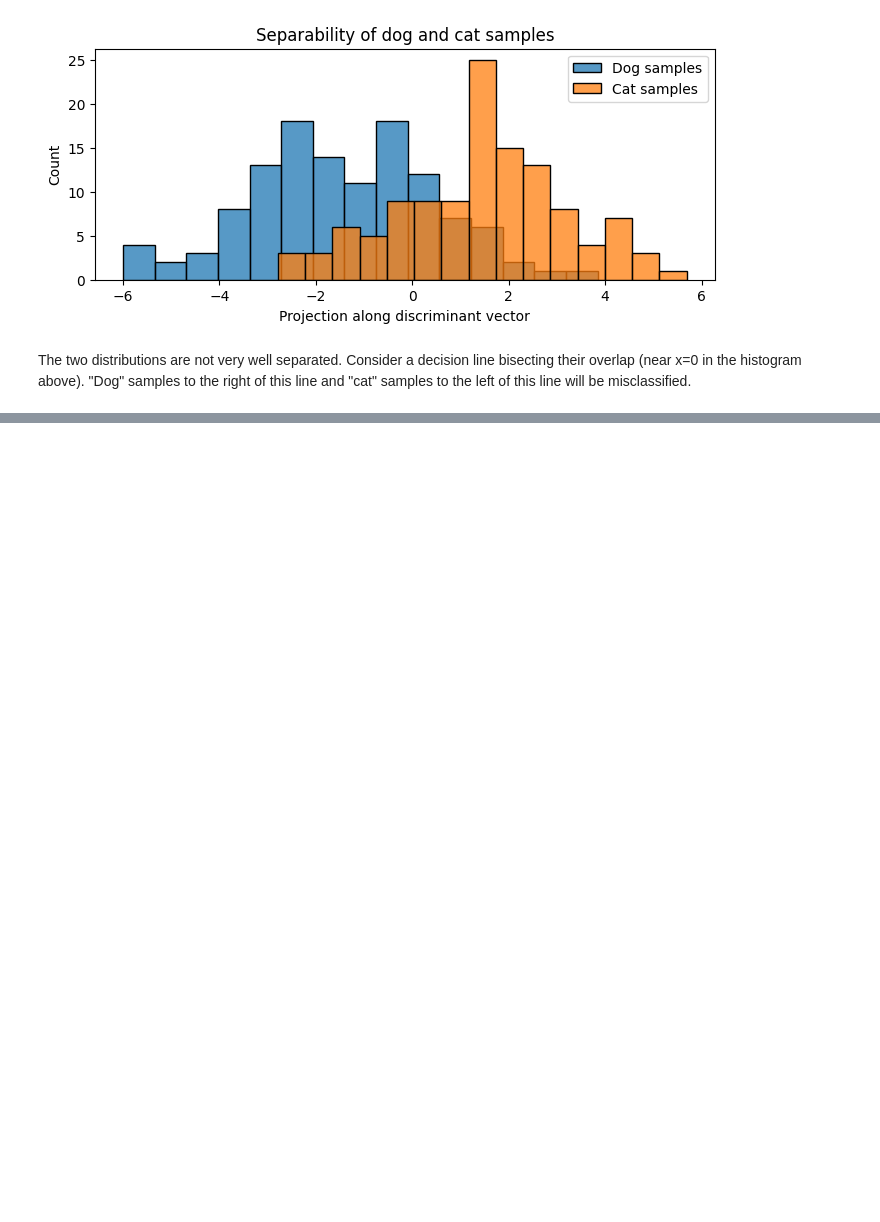
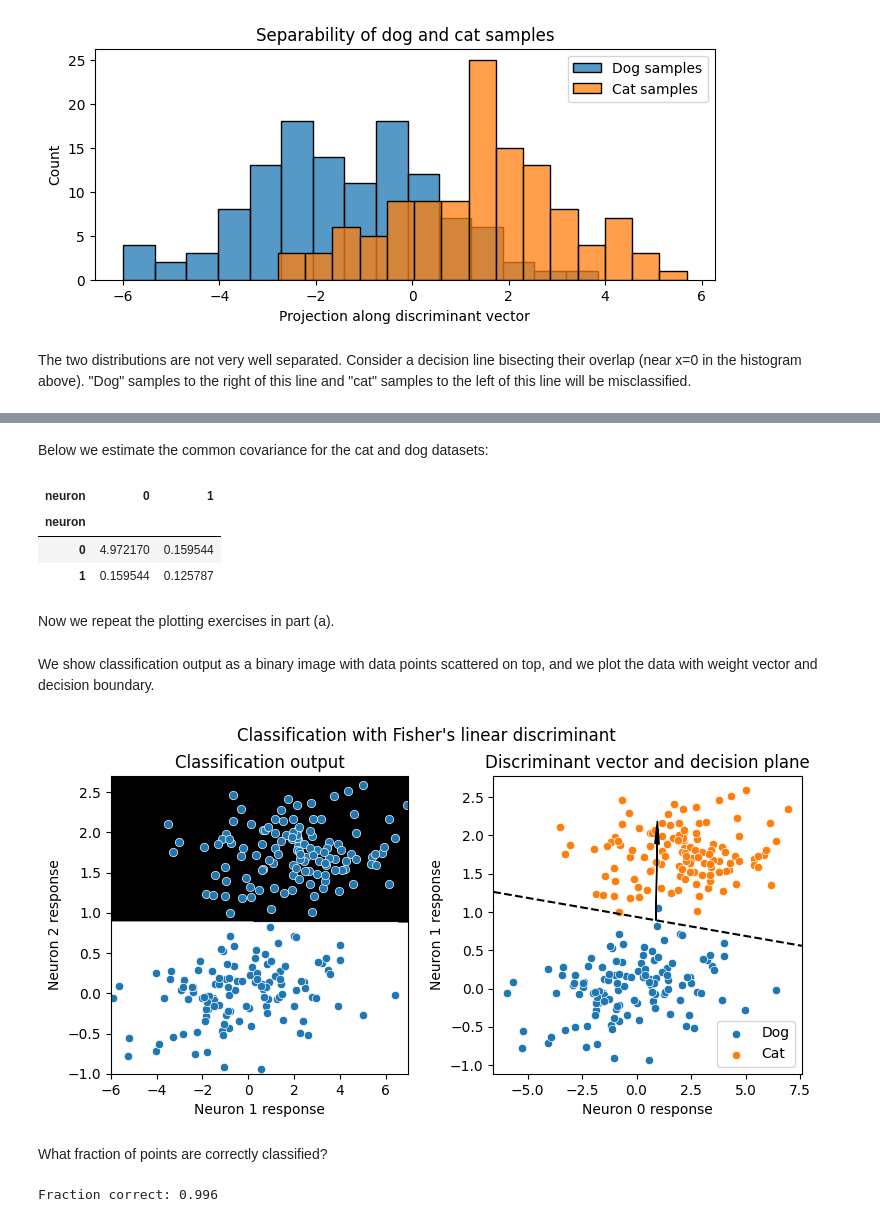
Before and after one commit to lukearend/math-tools, a Jupyter notebook: homework/hw6/HW6_Q3_Arend.ipynb, the cells around one changed output, grey strips where cells are left out. Drawn from its saved outputs; the diff is of its cells as text; code cells hidden in the pictures; blank space fills up the shorter version.

```diff
--- a/homework/hw6/HW6_Q3_Arend.ipynb
+++ b/homework/hw6/HW6_Q3_Arend.ipynb
@@ -171,0 +208,67 @@ The two distributions are not very well separated. Consider a decision line bise
+# %% [markdown]
+Below we estimate the common covariance for the cat and dog datasets:
+# %%
+C = (cov(cat) + cov(dog)) / 2
+display(C)
+# %% [output]
+| neuron | 0 | 1 |
+| neuron |  |  |
+| 0 | 4.972170 | 0.159544 |
+| 1 | 0.159544 | 0.125787 |
+# %% [markdown]
+Now we repeat the plotting exercises in part (a).
+# %%
+def inv(X):
+    U, s, Vt = np.linalg.svd(X)
+    return Vt.T @ np.diag(1 / s) @ U
+# %%
+C_inv = inv(C)
+for i, d in enumerate(D):
+    pdf1[i] = np.exp(-0.5 * ((d - mu1).T @ C_inv @ (d - mu1)))
+    pdf2[i] = np.exp(-0.5 * ((d - mu2).T @ C_inv @ (d - mu2)))
+pdf1 /= np.sum(pdf1)
+pdf2 /= np.sum(pdf2)
+
+mask = pdf1 > pdf2
+im = mask.reshape(len(xx), len(yy))
+# %% [markdown]
+We show classification output as a binary image with data points scattered on top, and we plot the data with weight vector and decision boundary.
+# %%
+def unit(vec):
+    return vec / np.sqrt(vec @ vec)
+# %%
+w = C_inv @ (unit(mu2) - unit(mu1))
+w /= np.sqrt(w @ w)
+# %%
+fig, axs = plt.subplots(1, 2, figsize=(8, 4))
+plt.suptitle("Classification with Fisher's linear discriminant")
+
+plt.sca(axs[0])
+plt.imshow(np.flipud(im), extent=(xx.min(), xx.max(), yy.min(), yy.max()), cmap='gray')
+sns.scatterplot(pd.concat([dog, cat]), x=0, y=1)
+plt.title('Classification output')
+plt.xlabel('Neuron 1 response')
+plt.ylabel('Neuron 2 response')
+plt.gca().set_aspect((xx.max() - xx.min())/(yy.max() - yy.min()))
+
+plt.sca(axs[1])
+sns.scatterplot(dog, x=0, y=1, label='Dog')
+sns.scatterplot(cat, x=0, y=1, label='Cat')
+plt.gca().arrow(*center, *w, head_width=0.2, color='k')
+plt.axline(center, slope=-w[0]/w[1], color="black", linestyle='--')
+plt.title('Discriminant vector and decision plane')
+plt.xlabel('Neuron 0 response')
+plt.ylabel('Neuron 1 response')
+plt.gca().set_aspect((xx.max() - xx.min())/(yy.max() - yy.min()))
+
+plt.tight_layout()
+plt.show()
+# %% [output]
+[figure, added]
+# %% [markdown]
+What fraction of points are correctly classified?
+# %%
+frac = np.sum(np.sign(X @ w) == y) / X.shape[0]
+print(f"Fraction correct: {frac:0.3f}")
+# %% [output]
+Fraction correct: 0.996
```
Also changed, not shown: parts of 34 cells of this notebook.
